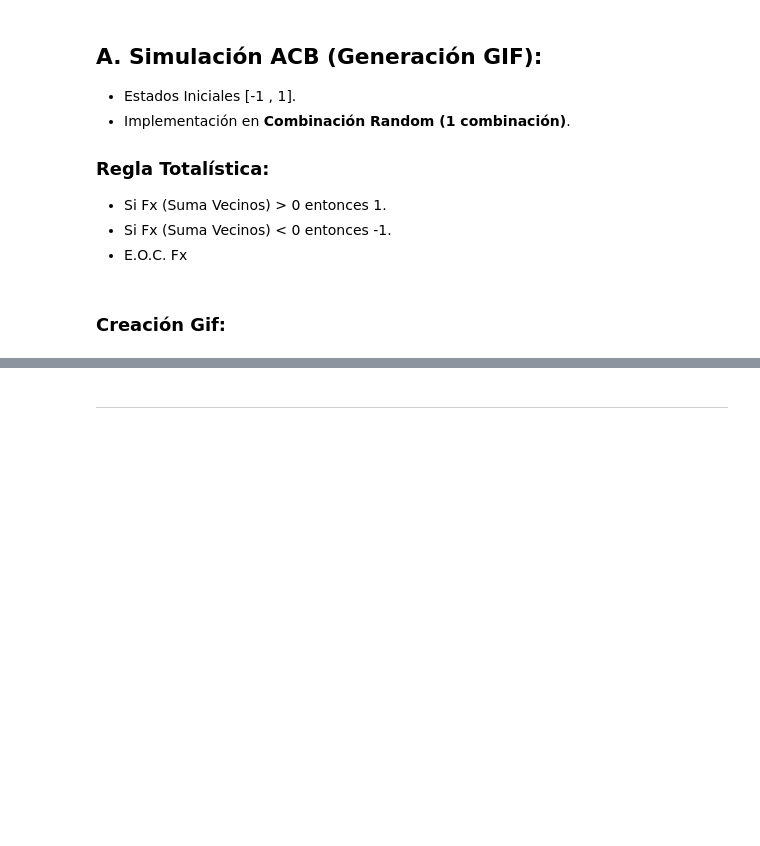
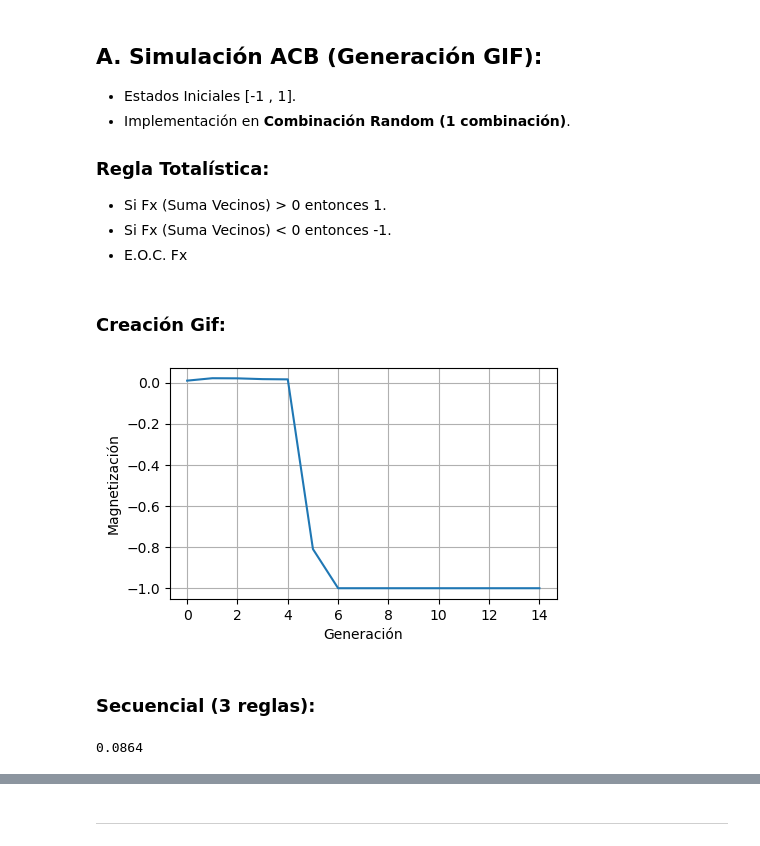
Before and after one commit to educarrascov/DISC_Complex, a Jupyter notebook: Script Prueba/4. Tarea Final/Pruebas Bidimensionales.ipynb, the cells around one changed output, grey strips where cells are left out. Cells and saved outputs as stored; diff of their text form; code cells hidden in the pictures; blank space fills up the shorter version.

```diff
--- a/Script Prueba/4. Tarea Final/Pruebas Bidimensionales.ipynb
+++ b/Script Prueba/4. Tarea Final/Pruebas Bidimensionales.ipynb
@@ -18,7 +18,7 @@ import os
 
 def inicial_random(tamano):
     np.random.seed(218)
-    estado_inicial_r = np.random.choice([-1, 1], size=(tamano, tamano), p=[0.4, 0.6])
+    estado_inicial_r = np.random.choice([-1, 1], size=(tamano, tamano), p=[0.5, 0.5])
     return estado_inicial_r
 
 def vecinos(estado, i, j):
@@ -111,0 +206,24 @@ crear_gif(automata, tamano, generaciones)
+# %%
+def calcular_magnetizacion(automata):
+    generaciones = automata.shape[0]
+    magnetizacion = np.zeros(generaciones)
+
+    for t in range(generaciones):
+        magnetizacion[t] = np.mean(automata[t])
+
+    return magnetizacion
+
+# Calcula la magnetización
+magnetizacion = calcular_magnetizacion(automata)
+
+# Crea una gráfica de la magnetización por generación
+plt.figure(figsize=(5,3))
+plt.plot(magnetizacion)
+plt.xlabel('Generación')
+plt.ylabel('Magnetización')
+plt.grid(True)
+plt.show()
+# %% [output]
+[figure, added]
+# %% [markdown]
+### Secuencial (3 reglas):
@@ -111,0 +323,4 @@ crear_gif(automata, tamano, generaciones)
+# %%
+np.mean(automata[0])
+# %% [output]
+0.0864
```
Also changed, not shown: parts of 11 cells of this notebook, 5 other files.
